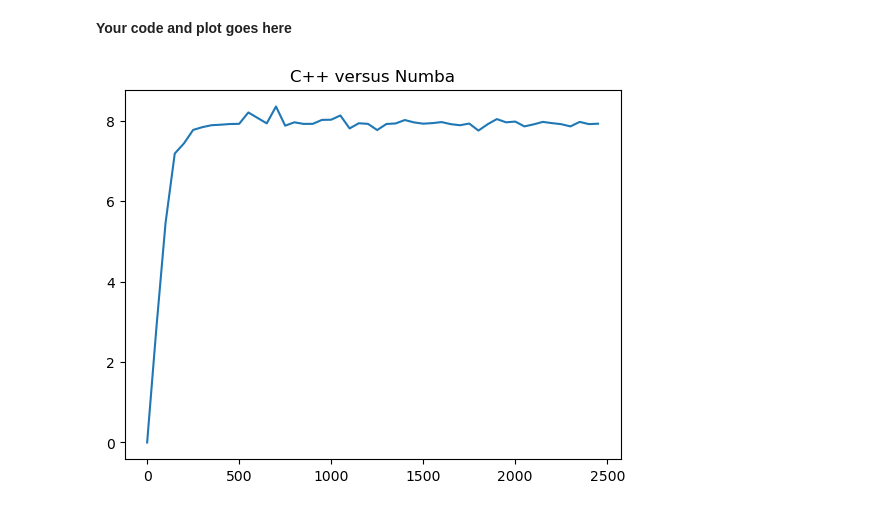
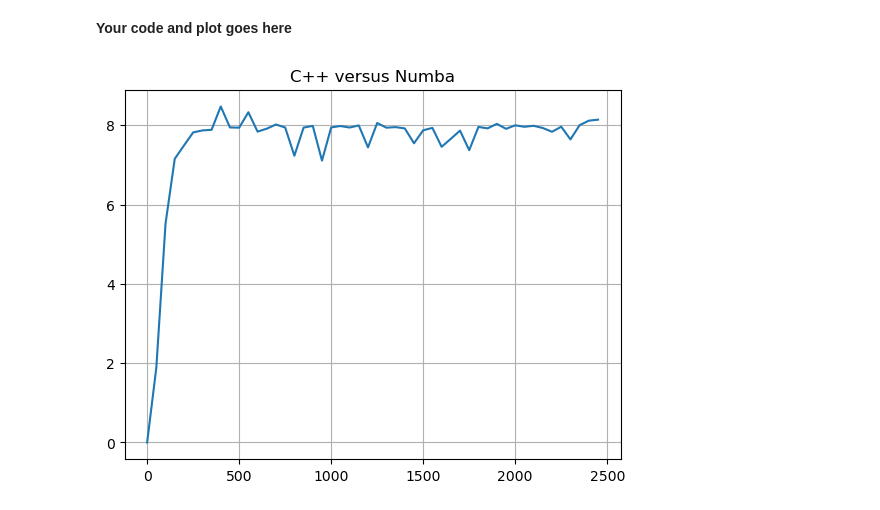
Before and after one commit to taylorjcolaizzi/C-to-Python-taylorjcolaizzi, a Jupyter notebook: cppyy.ipynb, the cells around one changed output. Cells and saved outputs as stored; diff of their text form; code cells hidden in the pictures.

```diff
--- a/cppyy.ipynb
+++ b/cppyy.ipynb
@@ -291,19 +292,21 @@ Repeat the exerise now comparing the ties using C++ and numba (C++/numba).
 # %%
 # already have the c++ code, so let's just go get the numba code from before.
 
 import numbalib
 ratio = []
 domain = []
 for n in range(0, 2500, 50):
     domain.append(n)
     long_execTime=timeit.timeit(f'count3d_c({n})', number=1, globals=globals())
     # long_execTime = 1.
     short_execTime=timeit.timeit(f'numbalib.jit_count3d({n})', number=1, globals=globals())
     ratio.append(long_execTime / short_execTime)
 
 import matplotlib.pyplot as plt
 plt.plot(domain, ratio)
 plt.title("C++ versus Numba")
+plt.grid()
+
 plt.show()
 # %% [output]
-[figure, old version]
+[figure, new version]
```
Also changed, not shown: parts of 4 cells of this notebook, 3 other files.
